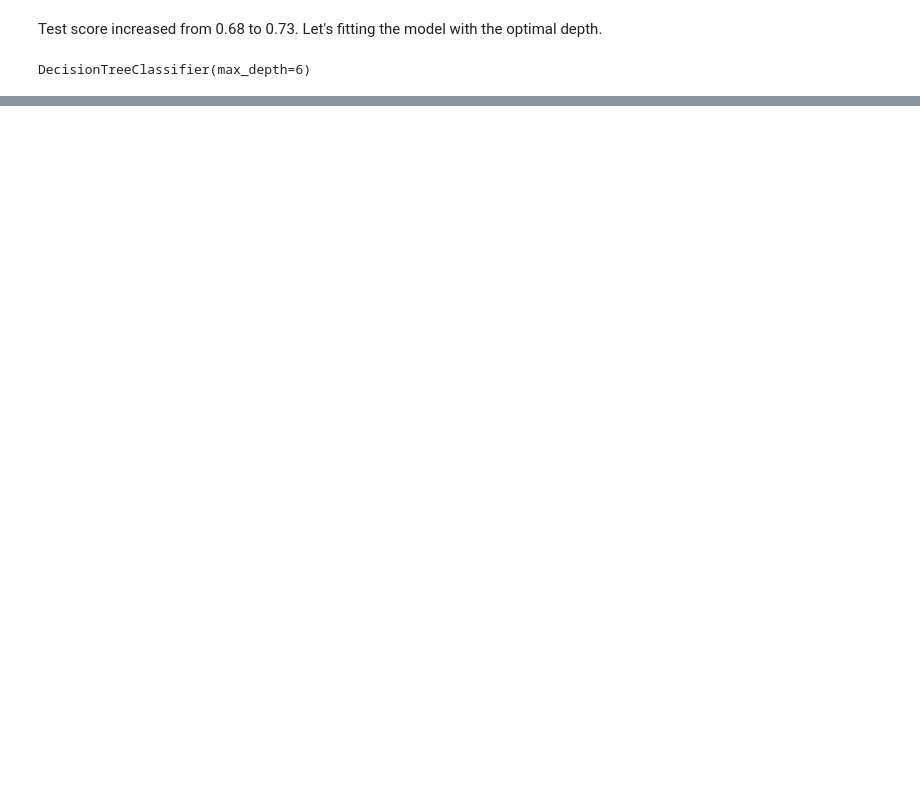
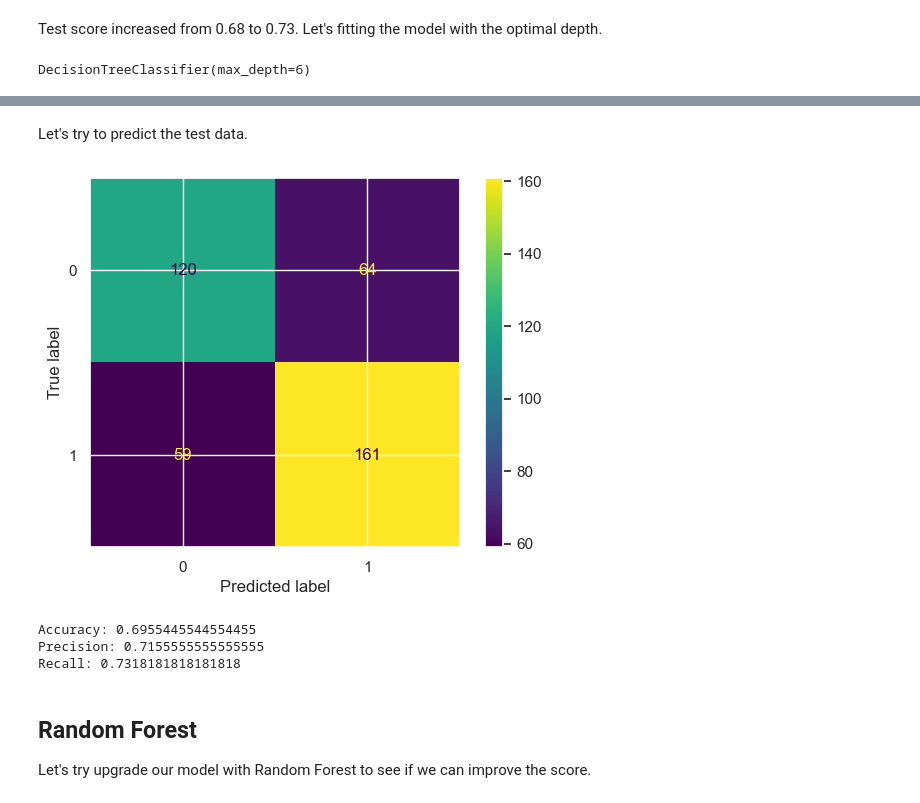
Before and after one commit to DataScienceHCMUS/Analysis, a Jupyter notebook: notebooks/Spotify Song Attributes.ipynb, the cells around one changed output, grey strips where cells are left out. Drawn from its saved outputs; the diff is of its cells as text; code cells hidden in the pictures; blank space fills up the shorter version.

Commit message:
Random forrest

```diff
--- a/notebooks/Spotify Song Attributes.ipynb
+++ b/notebooks/Spotify Song Attributes.ipynb
@@ -347,0 +351,25 @@ dt_viz.view()
+# %% [markdown]
+Let's try to predict the test data.
+# %%
+y_pred = optimal_model.predict(X_test)
+
+cm = confusion_matrix(y_test, y_pred)
+cm_display = ConfusionMatrixDisplay(cm).plot()
+# %% [output]
+[figure, added]
+# %%
+dt_accuracy = accuracy_score(y_test, y_pred)
+dt_precision = precision_score(y_test, y_pred)
+dt_recall = recall_score(y_test, y_pred)
+
+print(f'Accuracy: {dt_accuracy}')
+print(f'Precision: {dt_precision}')
+print(f'Recall: {dt_recall}')
+# %% [output]
+Accuracy: 0.6955445544554455
+Precision: 0.7155555555555555
+Recall: 0.7318181818181818
+# %% [markdown]
+## Random Forest
+
+Let's try upgrade our model with Random Forest to see if we can improve the score.
```
Also changed, not shown: parts of 19 cells of this notebook.
